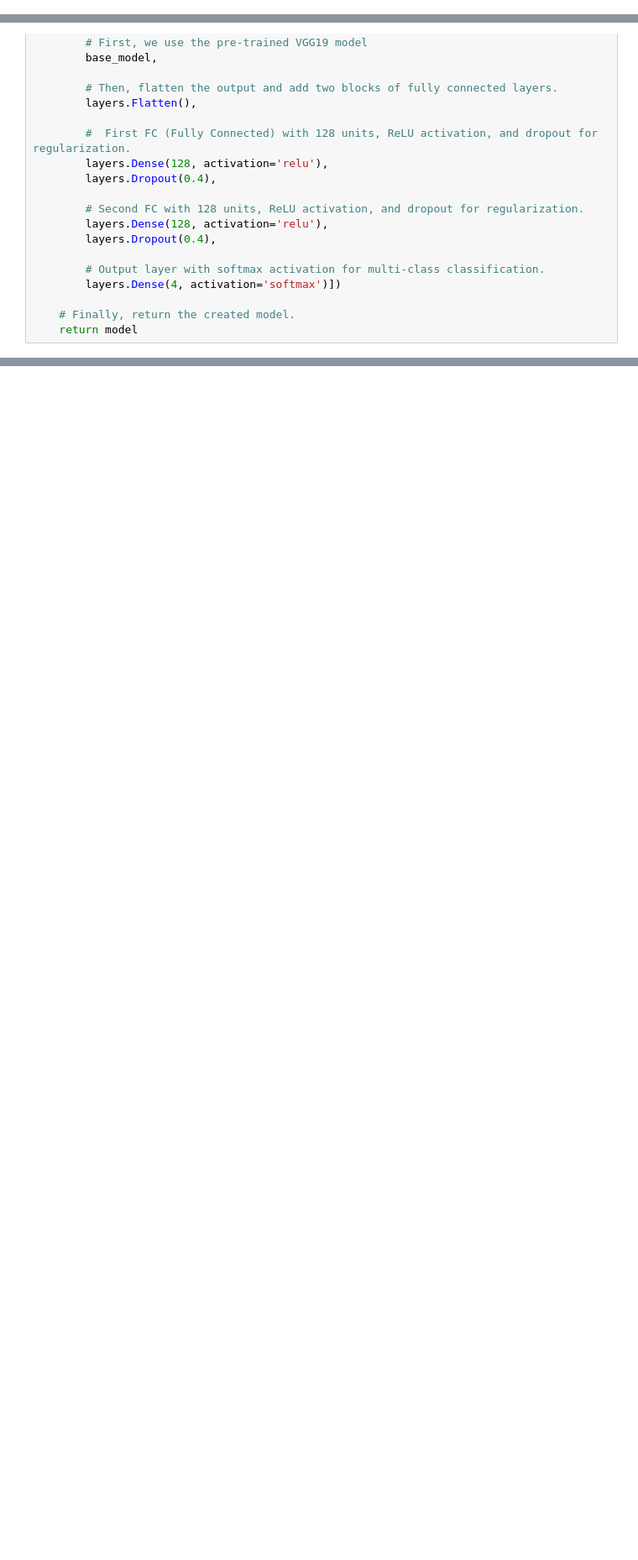
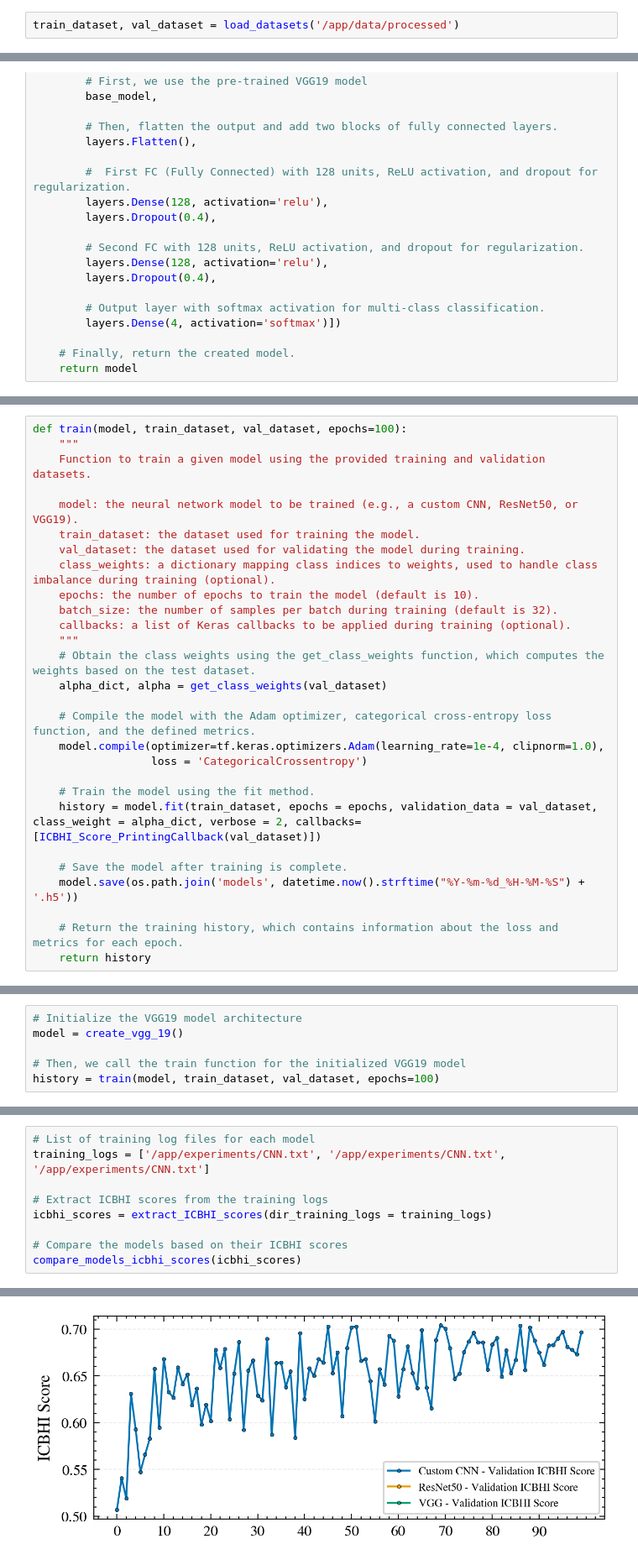
Before and after one commit to JGaldeano12/respiratory-disease-detection-audio-dl, a Jupyter notebook: src/notebooks/Model Development.ipynb, the cells around one changed output, grey strips where cells are left out. Shown at 84% size. Cells and saved outputs as stored; diff of their text form; blank space fills up the shorter version.

```diff
--- a/src/notebooks/Model Development.ipynb
+++ b/src/notebooks/Model Development.ipynb
@@ -648,0 +659,2 @@ def load_datasets(dir_dataset):
+# %%
+train_dataset, val_dataset = load_datasets('/app/data/processed')
@@ -822,0 +941,28 @@ def create_vgg_19(input_shape=(64, 193, 3), num_classes=4):
+# %%
+def train(model, train_dataset, val_dataset, epochs=100):
+    """
+    Function to train a given model using the provided training and validation datasets.
+
+    model: the neural network model to be trained (e.g., a custom CNN, ResNet50, or VGG19).
+    train_dataset: the dataset used for training the model.
+    val_dataset: the dataset used for validating the model during training.
+    class_weights: a dictionary mapping class indices to weights, used to handle class imbalance during training (optional).
+    epochs: the number of epochs to train the model (default is 10).
+    batch_size: the number of samples per batch during training (default is 32).
+    callbacks: a list of Keras callbacks to be applied during training (optional).
+    """
+    # Obtain the class weights using the get_class_weights function, which computes the weights based on the test dataset.
+    alpha_dict, alpha = get_class_weights(val_dataset)
+
+    # Compile the model with the Adam optimizer, categorical cross-entropy loss function, and the defined metrics.
+    model.compile(optimizer=tf.keras.optimizers.Adam(learning_rate=1e-4, clipnorm=1.0),
+                  loss = 'CategoricalCrossentropy')
+
+    # Train the model using the fit method.
+    history = model.fit(train_dataset, epochs = epochs, validation_data = val_dataset, class_weight = alpha_dict, verbose = 2, callbacks=[ICBHI_Score_PrintingCallback(val_dataset)])
+
+    # Save the model after training is complete.
+    model.save(os.path.join('models', datetime.now().strftime("%Y-%m-%d_%H-%M-%S") + '.h5'))
+
+    # Return the training history, which contains information about the loss and metrics for each epoch.
+    return history
@@ -822,0 +994,6 @@ def create_vgg_19(input_shape=(64, 193, 3), num_classes=4):
+# %%
+# Initialize the VGG19 model architecture
+model = create_vgg_19()
+
+# Then, we call the train function for the initialized VGG19 model
+history = train(model, train_dataset, val_dataset, epochs=100)
@@ -822,0 +1140,10 @@ def create_vgg_19(input_shape=(64, 193, 3), num_classes=4):
+# %%
+# List of training log files for each model
+training_logs = ['/app/experiments/CNN.txt', '/app/experiments/CNN.txt', '/app/experiments/CNN.txt']
+
+# Extract ICBHI scores from the training logs
+icbhi_scores = extract_ICBHI_scores(dir_training_logs = training_logs)
+
+# Compare the models based on their ICBHI scores
+compare_models_icbhi_scores(icbhi_scores)
+# %% [output]
@@ -822,0 +1153 @@ def create_vgg_19(input_shape=(64, 193, 3), num_classes=4):
+[figure, added]
```
Also changed, not shown: parts of 46 cells of this notebook, 6 other files.
